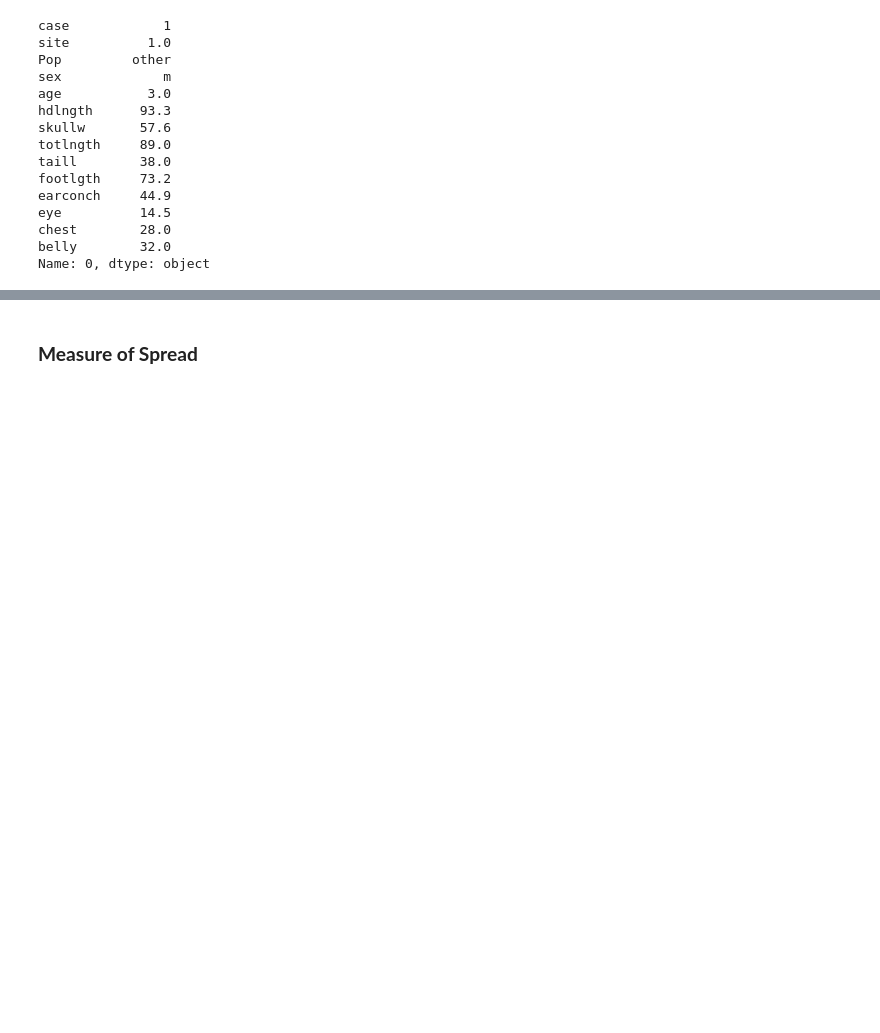
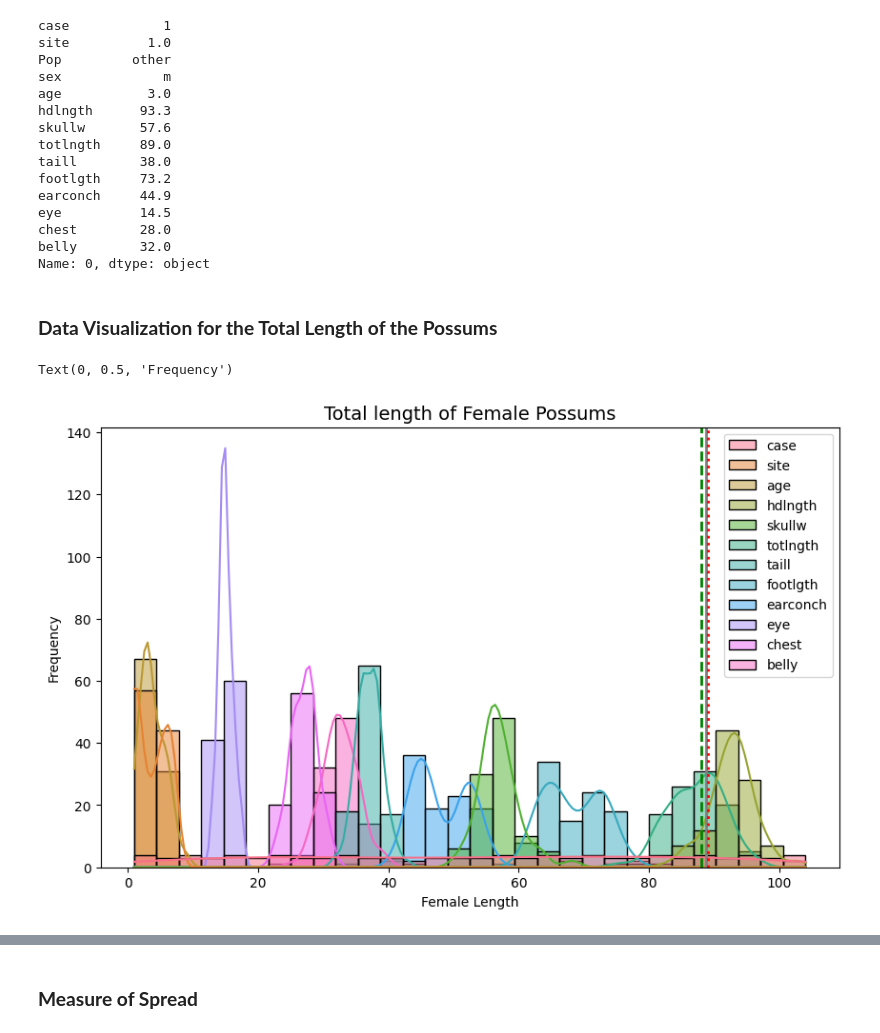
Before and after one commit to DuoDduo/AI-fellowship-module-2, a Jupyter notebook: Tasks/Task18/task18.ipynb, the cells around one changed output, grey strips where cells are left out. Drawn from its saved outputs; the diff is of its cells as text; code cells hidden in the pictures; blank space fills up the shorter version.

```diff
--- a/Tasks/Task18/task18.ipynb
+++ b/Tasks/Task18/task18.ipynb
@@ -530,3 +530,21 @@ eye          14.5
 chest        28.0
 belly        32.0
 Name: 0, dtype: object
+# %% [markdown]
+### **Data Visualization for the Total Length of the Possums**
+# %%
+# plotting the chart for the total length of female possums
+# Plot histogram with KDE
+plt.figure(figsize=(10,6))
+sns.histplot(possums, bins=30, kde=True, color="purple")
+# Add vertical lines
+plt.axvline(female_features_mean['totlngth'], color='green', linestyle='--', linewidth=2, label=f'Mean = {female_features_mean}')
+plt.axvline(female_features_median['totlngth'], color='grey', linestyle='-', linewidth=2, label=f'Median = {female_features_median}')
+plt.axvline(female_features_mode['totlngth'], color='red', linestyle=':', linewidth=2, label=f'Mode = {female_features_mode}')
+# Add title and skewness
+plt.title(f"Total length of Female Possums", fontsize=14)
+plt.xlabel("Female Length")
+plt.ylabel("Frequency")
+# %% [output]
+Text(0, 0.5, 'Frequency')
+[figure, added]
```
Also changed, not shown: parts of 28 cells of this notebook, 1 other file.
